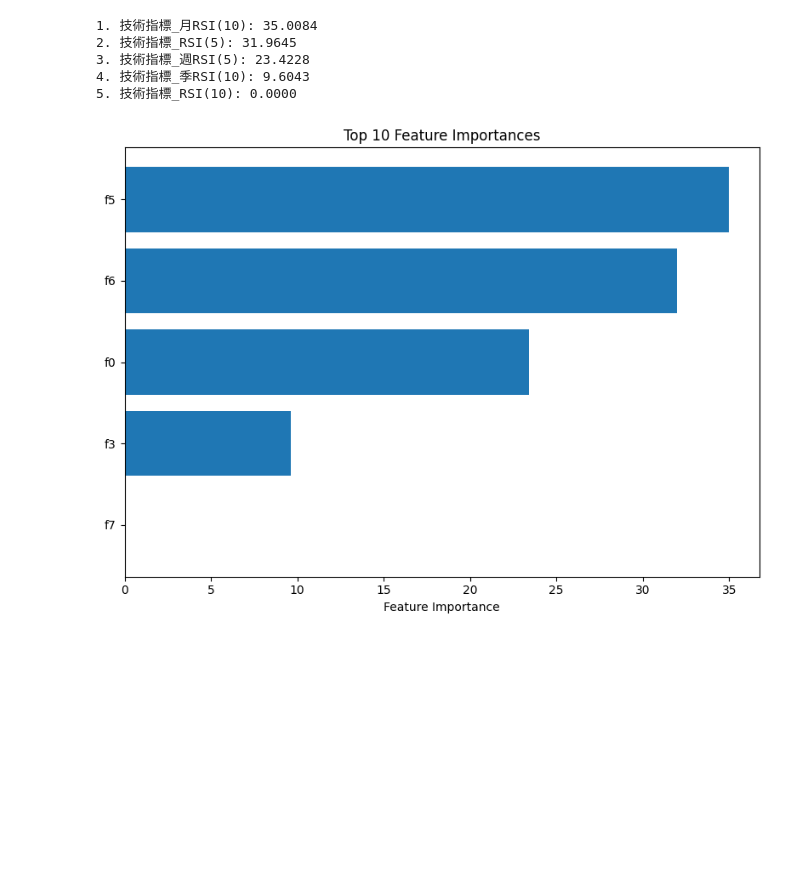
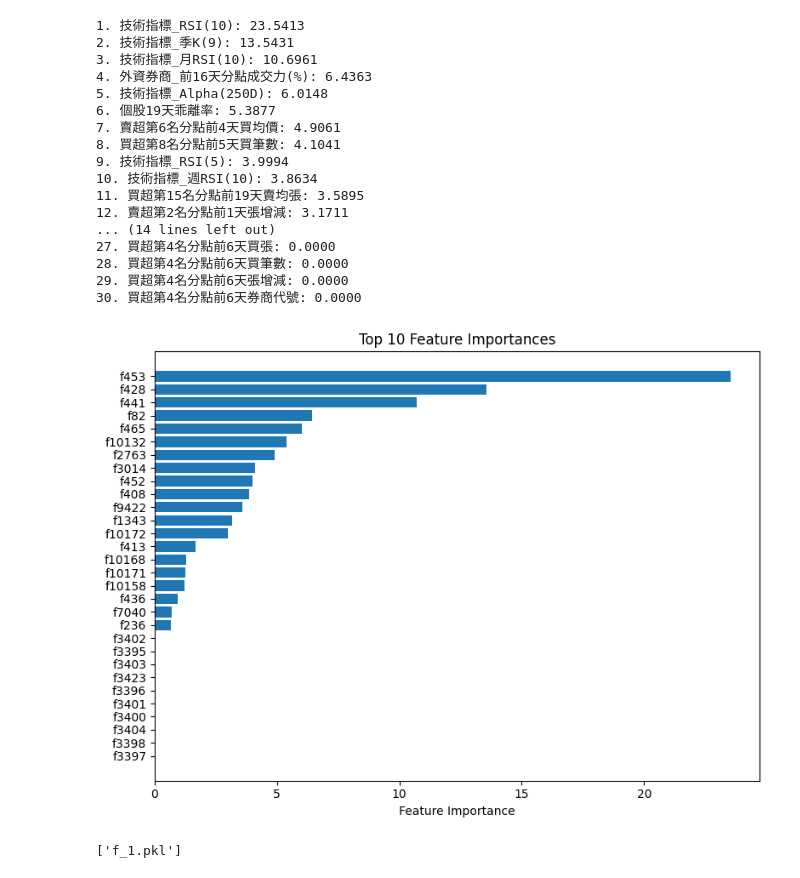
Before and after one commit to skywalker0803r/Theduelofstockgods, a Jupyter notebook: Step5建模.ipynb, the cells around one changed output. Drawn from its saved outputs; the diff is of its cells as text; code cells hidden in the pictures; blank space fills up the shorter version.

```diff
--- a/Step5建模.ipynb
+++ b/Step5建模.ipynb
@@ -82,37 +106,56 @@ submit.to_csv(f'submit_{i}.csv',index=False)
 # %%
 import matplotlib.pyplot as plt
 import numpy as np
 
 # 取得特徵重要度
 importances = model.get_feature_importance()
 
 # 假設你沒有 feature names，就用預設 f0, f1, f2...
 feature_names = [f"f{i}" for i in range(len(importances))]
 
 # 取得前10名的重要度與名稱
-top_n = 5
+top_n = 30
 indices = np.argsort(importances)[::-1][:top_n]  # 由大到小排序
 top_features = [feature_names[i] for i in indices]
 top_importances = importances[indices]
 # 顯示數值
+f = []
 for i, (name, score) in enumerate(zip(top_features, top_importances)):
     print(f"{i+1}. {x_col[int(name[1:])]}: {score:.4f}")
+    f.append(x_col[int(name[1:])])
 
 # 繪圖
 plt.figure(figsize=(8, 6))
 plt.barh(range(top_n), top_importances[::-1], align='center')
 plt.yticks(range(top_n), top_features[::-1])
 plt.xlabel("Feature Importance")
 plt.title("Top 10 Feature Importances")
 plt.tight_layout()
 plt.show()
 # %% [output]
-1. 技術指標_月RSI(10): 35.0084
-2. 技術指標_RSI(5): 31.9645
-3. 技術指標_週RSI(5): 23.4228
-4. 技術指標_季RSI(10): 9.6043
-5. 技術指標_RSI(10): 0.0000
+1. 技術指標_RSI(10): 23.5413
+2. 技術指標_季K(9): 13.5431
+3. 技術指標_月RSI(10): 10.6961
+4. 外資券商_前16天分點成交力(%): 6.4363
+5. 技術指標_Alpha(250D): 6.0148
+6. 個股19天乖離率: 5.3877
+7. 賣超第6名分點前4天買均價: 4.9061
+8. 買超第8名分點前5天買筆數: 4.1041
+9. 技術指標_RSI(5): 3.9994
+10. 技術指標_週RSI(10): 3.8634
+11. 買超第15名分點前19天賣均張: 3.5895
+12. 賣超第2名分點前1天張增減: 3.1711
+... (14 lines left out)
+27. 買超第4名分點前6天買張: 0.0000
+28. 買超第4名分點前6天買筆數: 0.0000
+29. 買超第4名分點前6天張增減: 0.0000
+30. 買超第4名分點前6天券商代號: 0.0000
-[figure, old version]
+[figure, new version]
+# %%
+import joblib
+joblib.dump(f,f'f_{seed}.pkl')
+# %% [output]
+['f_1.pkl']
 # %%
 1. 技術指標_月RSI(10): 22.1459
 2. 技術指標_RSI(10): 21.9069
```
Also changed, not shown: parts of 3 cells of this notebook, 1 other file.
